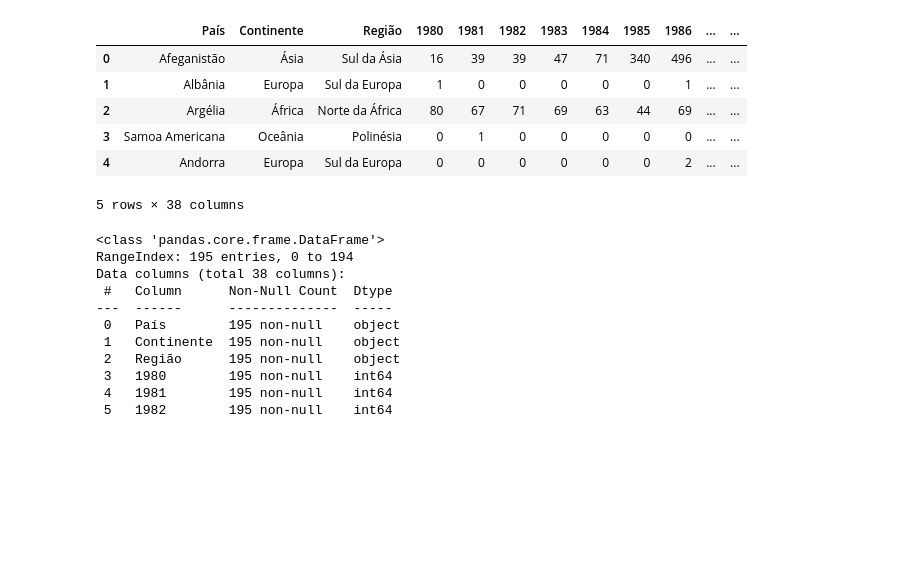
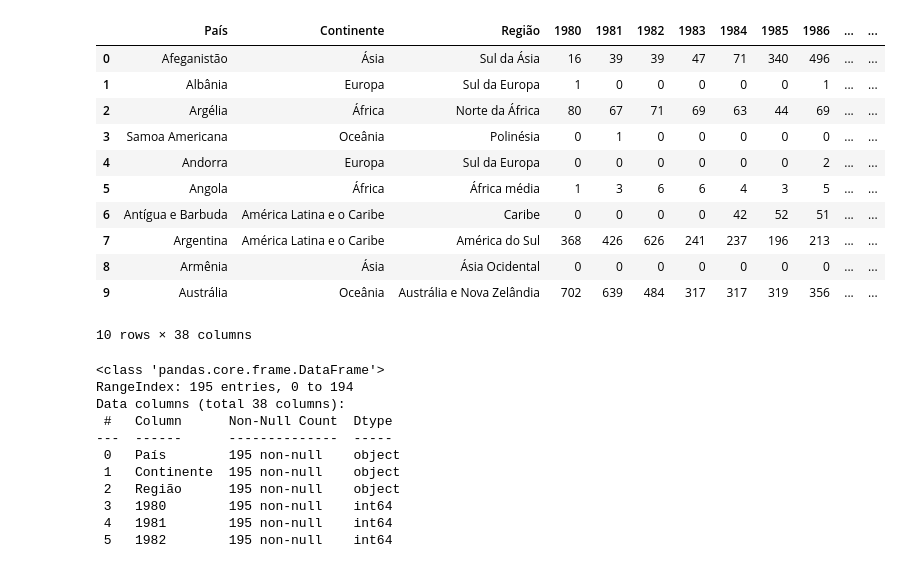
Before and after one commit to cauancalmeida/Data_Science_studies, a Jupyter notebook: Data_Visualization.ipynb, the cells around one changed output. Drawn from its saved outputs; the diff is of its cells as text; code cells hidden in the pictures; blank space fills up the shorter version.

```diff
--- a/Data_Visualization.ipynb
+++ b/Data_Visualization.ipynb
@@ -3,15 +3,20 @@
 # %%
 import pandas as pd
 dados = pd.read_csv('https://raw.githubusercontent.com/alura-cursos/bibliotecas_visualizacao/main/Dados/imigrantes_canada.csv')
-dados.head()
+dados.head(10)
 # %% [output]
 |  | País | Continente | Região | 1980 | 1981 | 1982 | 1983 | 1984 | 1985 | 1986 | ... | ... |
 | 0 | Afeganistão | Ásia | Sul da Ásia | 16 | 39 | 39 | 47 | 71 | 340 | 496 | ... | ... |
 | 1 | Albânia | Europa | Sul da Europa | 1 | 0 | 0 | 0 | 0 | 0 | 1 | ... | ... |
 | 2 | Argélia | África | Norte da África | 80 | 67 | 71 | 69 | 63 | 44 | 69 | ... | ... |
 | 3 | Samoa Americana | Oceânia | Polinésia | 0 | 1 | 0 | 0 | 0 | 0 | 0 | ... | ... |
 | 4 | Andorra | Europa | Sul da Europa | 0 | 0 | 0 | 0 | 0 | 0 | 2 | ... | ... |
+| 5 | Angola | África | África média | 1 | 3 | 6 | 6 | 4 | 3 | 5 | ... | ... |
+| 6 | Antígua e Barbuda | América Latina e o Caribe | Caribe | 0 | 0 | 0 | 0 | 42 | 52 | 51 | ... | ... |
+| 7 | Argentina | América Latina e o Caribe | América do Sul | 368 | 426 | 626 | 241 | 237 | 196 | 213 | ... | ... |
+| 8 | Armênia | Ásia | Ásia Ocidental | 0 | 0 | 0 | 0 | 0 | 0 | 0 | ... | ... |
+| 9 | Austrália | Oceânia | Austrália e Nova Zelândia | 702 | 639 | 484 | 317 | 317 | 319 | 356 | ... | ... |
-5 rows × 38 columns
+10 rows × 38 columns
 # %%
 dados.info()
 # %% [output]
```
Also changed, not shown: parts of 8 cells of this notebook.
